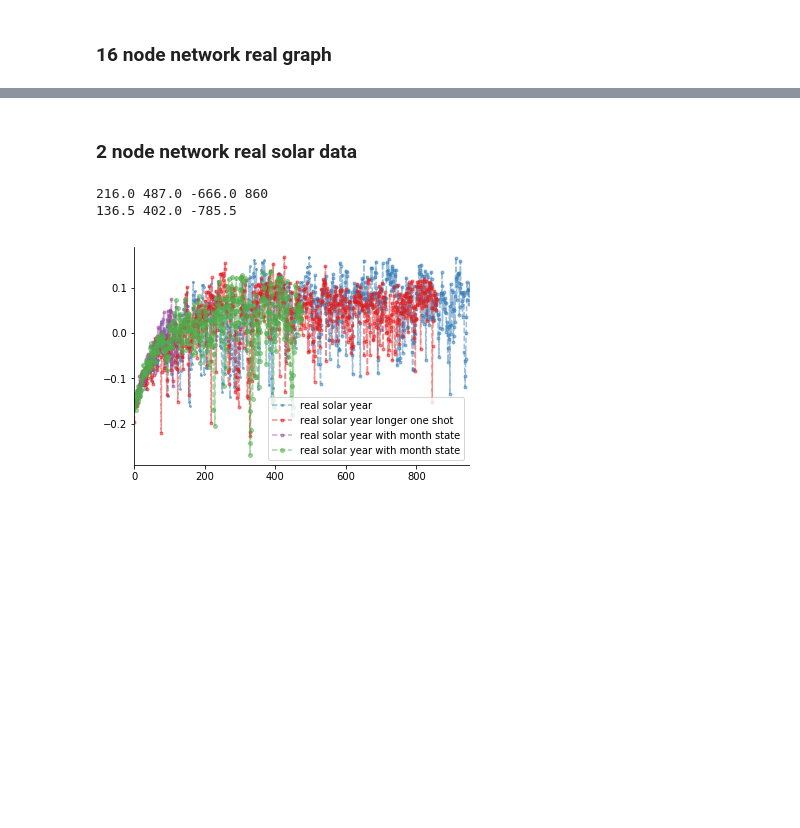
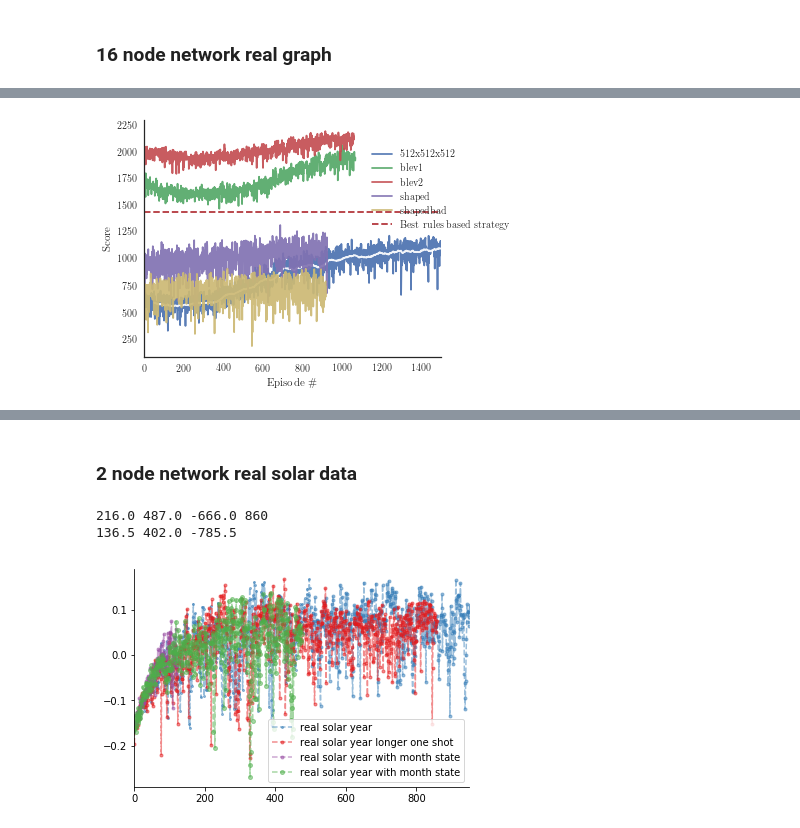
Before and after one commit to jamesjarlathlong/continuous, a Jupyter notebook: plot_results.ipynb, the cells around one changed output, grey strips where cells are left out. Saved outputs shown, nothing was run; the diff lists cells and outputs as text; code cells hidden in the pictures; blank space fills up the shorter version.

```diff
--- a/plot_results.ipynb
+++ b/plot_results.ipynb
@@ -10,7 +10,7 @@ sns.set(font='serif', style='white')
 def movingaverage(data, window_width=10):
     cumsum_vec = np.cumsum(np.insert(data, 0, 0))
     ma_vec = (cumsum_vec[window_width:] - cumsum_vec[:-window_width]) / window_width
-    return ma_vec
+    return list(ma_vec)
 # %% [markdown]
 ### 16 node network real graph
 # %%
@@ -174,0 +130,73 @@ fig = plotone(statetracenaive)
+# %%
+xmax = 1500
+xmin = 000
+with open('tmp/rewardcuysq_threev3.json') as f:
+    threev3a = json.load(f)['data'][1::]
+with open('tmp/rewardcuysq_threev3b.json') as f:
+    threev3b = json.load(f)['data'][1::]
+with open('tmp/rewardcuysq_5000_threev3b_noupdate.json') as f:
+    threev3b_noupdate = json.load(f)['data'][1::]
+with open('tmp/rewardcuysq_trymore_threev3c.json')as f:#('tmp/rewardcuysq_threev3c.json') as f:
+    threev3c = json.load(f)['data'][1::]
+with open('tmp/rewardcuysq_6000_threev3c_noupdate.json') as f:
+    threev3c_noupdate = json.load(f)['data'][1::]
+with open('tmp/rewardcuysq_6000_threev3d.json') as f:
+    threev3d = json.load(f)['data'][1::]
+threev3 = threev3a+threev3b+threev3c#+threev3d#_noupdate#+threev3c#_noupdate
+with open('tmp/rewardbchvk_threev2.json') as f:
+    threev2a = json.load(f)
+with open('tmp/rewardbchvk_threev2b.json') as f:
+    threev2b = json.load(f)#256x256x256
+threev2 = threev2a['data'][1::]+threev2b['data'][1::]
+with open('tmp/rewardhkjjp_badv0.json') as f:
+    badv0 = json.load(f)
+with open('tmp/rewardbqxsx_badv1_deltat1.json') as f:
+    badv1 = json.load(f)['data'][1::]
+with open('tmp/rewardumjtx_badv3_deep.json') as f:#rewardveppc_badv3_deep.json') as f:update frequency 256
+    badv3 = json.load(f)['data'][1::]#512x512x512
+with open('tmp/rewardtyrlg_badv4.json') as f:
+    badv4 = json.load(f)['data'][1::]#256x256x256
+with open('tmp/rewardidoyr_badv5.json') as f:
+    badv5 = json.load(f)['data'][1::]#512x512x512
+with open('tmp/rewardytjhb_blev1.json') as f:
+    blev1 = json.load(f)['data'][1::]
+with open('tmp/rewardcbclz_blev2.json') as f:
+    blev2 = json.load(f)['data'][1::]
+with open('tmp/rewarduqrqw_shapedgoodv1.json') as f:
+    shapedv1 = json.load(f)['data'][1::]
+with open('tmp/rewardvbwnc_shapedbadv1.json') as f:
+    shapedbadv1 = json.load(f)['data'][1::]
+fig,ax = plt.subplots(1)
+#diff = [(v2-v0) for v2,v0 in zip(threev2,threev0)]
+#ax.plot(direct_rewardfixed,linestyle = '-', alpha=0.92, label='On/sleep/off')
+ax.plot(threev3,linestyle = '-', alpha=0.92, label='512x512x512') #1429
+#ax.plot(threev0,linestyle = '-', alpha=0.92, label='512x512')
+#ax.plot(badv0['data'][1::],linestyle = '-', alpha=0.92, label='Bad')#1205 target
+#ax.plot(10*[np.nan]+movingaverage(badv0['data'][1::],10),linestyle = '-', alpha=0.92, color='#ffffff')
+#ax.plot(badv1,linestyle = '-', alpha=0.92, label='badv1')#1315 target
+#ax.plot(badv2,linestyle = '-', alpha=0.92, label='badv2')#1315 target updating regularly
+#ax.plot(badv4,linestyle = '-', alpha=0.92, label='badv4')#1205 maybe?
+#ax.plot(badv5,linestyle = '-', alpha=0.92, label='badv5')#1205 maybe?
+#ax.plot(50*[np.nan]+movingaverage(badv5,50),linestyle = '-', alpha=0.92, color='#ffffff')
+
+ax.plot(50*[np.nan]+movingaverage(threev3,50),linestyle = '-', alpha=0.92, color='#ffffff')
+ax.plot(blev1,linestyle = '-', alpha=0.92, label='blev1') #512x512 bad twooption target 1629
+ax.plot(blev2,linestyle = '-', alpha=0.92, label='blev2') #512x512 bad twooption target 2000
+ax.plot(shapedv1,linestyle = '-', alpha=0.92, label='shaped') #1053
+ax.plot(shapedbadv1,linestyle = '-', alpha=0.92, label='shapedbad') #1053
+
+#ax.plot(threev0,linestyle = '-', alpha=0.92, label='512x512x512')
+ax.plot([xmin,xmax],[1435, 1435], label='Best rules based strategy',
+        linestyle = '--', alpha=0.85,color='#a50f15')
+#ax.plot(movingaverage(diff))
+#print(movingaverage(diff)[-10:])
+#ax.plot(threev0)
+ax.set_xlabel("Episode \#")
+ax.set_ylabel("Score")
+ax.set_xlim([xmin, xmax])
+#ax.set_ylim([700,1500])
+ax.legend(bbox_to_anchor =(1,0.5))
+sns.despine()
+fig.tight_layout()
+# %% [output]
+[figure, added]
```
Also changed, not shown: parts of 7 cells of this notebook, 1 other file.
